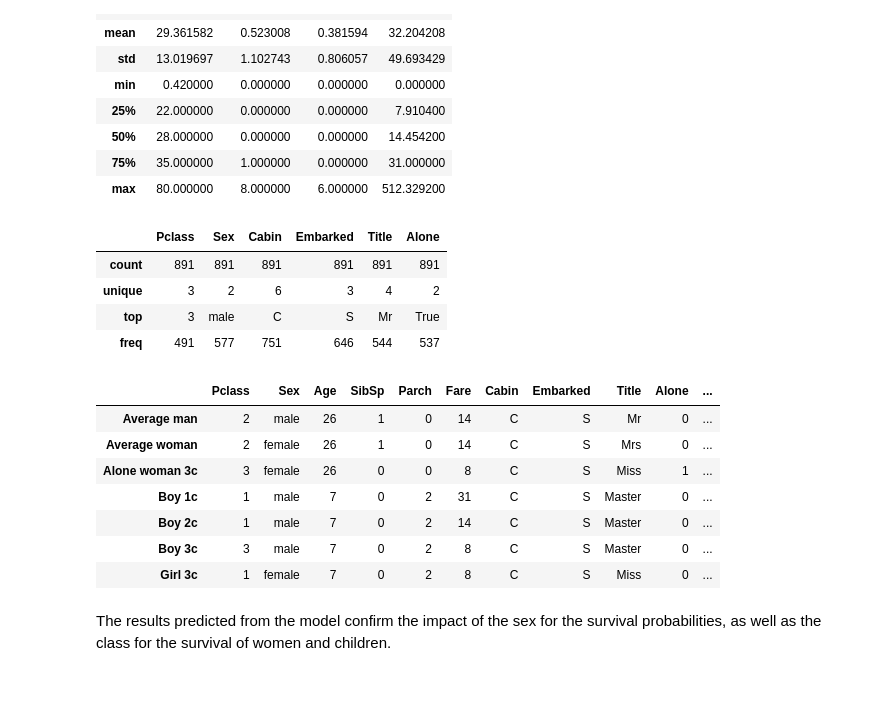
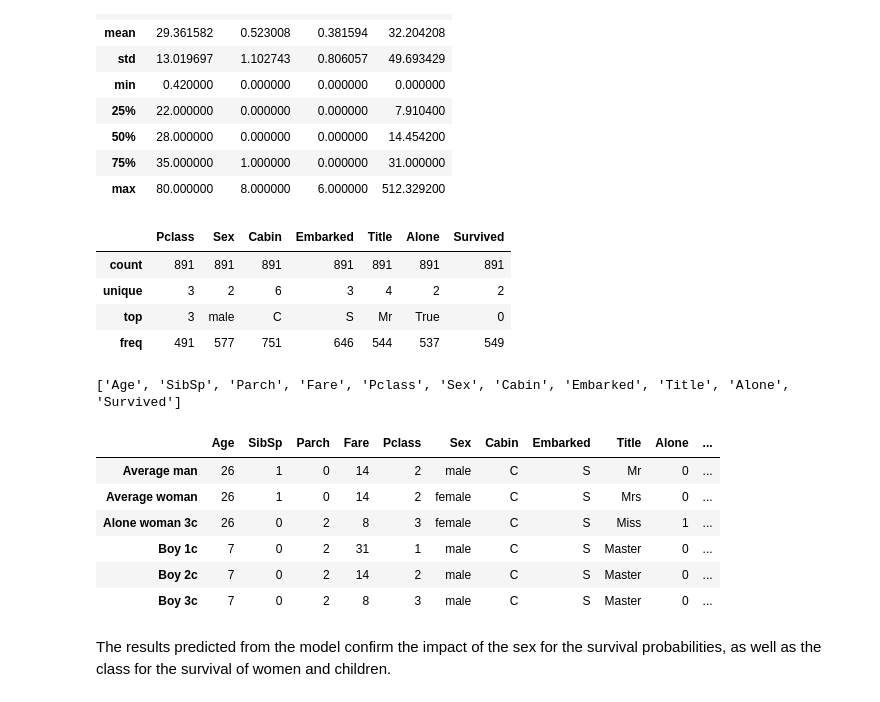
Before and after one commit to angelmtenor/data-science-keras, a Jupyter notebook: titanic.ipynb, the cells around one changed output. Cells and saved outputs as stored; diff of their text form; code cells hidden in the pictures.

Commit message:
refactor: Remove notebook numerical and categorical lists

```diff
--- a/titanic.ipynb
+++ b/titanic.ipynb
@@ -322,18 +305,19 @@ data, scale = normalize(data, numerical)
 ### Create dummy features
 # %%
 # features only; target should be encoded later
-def create_dummy(data, categorical_f, use_dummies=None):
+def create_dummy(data, target, use_dummies=None):
     """
     Replace categorical features by dummy features)    """
 
     dummies = []
 
-    for f in categorical_f:
-        dummy = pd.get_dummies(data[f], prefix=f, drop_first=False)
-        data = pd.concat([data, dummy], axis=1)
-        data.drop(f, axis=1, inplace=True)
+    for f in list(data.select_dtypes(include=['category'])):
+        if f not in target:
+            dummy = pd.get_dummies(data[f], prefix=f, drop_first=False)
+            data = pd.concat([data, dummy], axis=1)
+            data.drop(f, axis=1, inplace=True)
 
-        dummies.extend(dummy)
+            dummies.extend(dummy)
 
     if use_dummies:
         missing = set(use_dummies) - set(dummies)
@@ -347,7 +331,7 @@ def create_dummy(data, categorical_f, use_dummies=None):
     return data, dummies
 
 
-data, dummies = create_dummy(data, categorical_f)
+data, dummies = create_dummy(data, target)
 # ordered neural network features (with dummies)
 nn_features = [f for f in data if f not in target]
 
@@ -512,14 +496,20 @@ def predict_manual(new_df):
     input: custom dataframe
     """
 
-    # replace categorical features by dummy variables (using existing dummies)
-    new_data, _ = create_dummy(new_df, categorical_f, dummies)
+    new_data = new_df.copy()
+
+    # force data types to previous dataframe df
+    for col in list(new_data):
+        new_data[col] = new_data[col].astype(df.dtypes[col])
 
     # normalize numerical variables
-    new_data, _ = normalize(new_data, numerical, scale)
+    new_data, _ = normalize(new_data, scale)
+
+    # replace categorical features by dummy variables (using existing dummies)
+    new_data, _ = create_dummy(new_data, target, dummies)
 
     # sort columns to match with manual entries
-    new_data = new_data[nn_features]
+    new_data = new_data[nn_features] ## nn_features: sorted list used in the NN model
 
     # make predictions
     prediction = model.predict(new_data.values)[:, 1]
@@ -543,41 +533,44 @@ df[features].describe()
 | 75% | 35.000000 | 1.000000 | 0.000000 | 31.000000 |
 | max | 80.000000 | 8.000000 | 6.000000 | 512.329200 |
 # %%
-df[features].describe(include=['category'])
+df.describe(include=['category'])
 # %% [output]
-|  | Pclass | Sex | Cabin | Embarked | Title | Alone |
-| count | 891 | 891 | 891 | 891 | 891 | 891 |
-| unique | 3 | 2 | 6 | 3 | 4 | 2 |
-| top | 3 | male | C | S | Mr | True |
-| freq | 491 | 577 | 751 | 646 | 544 | 537 |
+|  | Pclass | Sex | Cabin | Embarked | Title | Alone | Survived |
+| count | 891 | 891 | 891 | 891 | 891 | 891 | 891 |
+| unique | 3 | 2 | 6 | 3 | 4 | 2 | 2 |
+| top | 3 | male | C | S | Mr | True | 0 |
+| freq | 491 | 577 | 751 | 646 | 544 | 537 | 549 |
+# %%
+print(list(df))
+# %% [output]
+['Age', 'SibSp', 'Parch', 'Fare', 'Pclass', 'Sex', 'Cabin', 'Embarked', 'Title', 'Alone', 'Survived']
 # %%
 new_passengers = {
-    'Average man': [2, 'male', 26, 1, 0, 14, 'C', 'S', 'Mr', 0],
-    'Average woman': [2, 'female', 26, 1, 0, 14, 'C', 'S', 'Mrs', 0],
-    'Alone woman 3c': [3, 'female', 26, 0, 0, 8, 'C', 'S', 'Miss', 1],
-    'Boy 1c ': [1, 'male', 7, 0, 2, 31, 'C', 'S', 'Master', 0],
-    'Boy 2c ': [1, 'male', 7, 0, 2, 14, 'C', 'S', 'Master', 0],
-    'Boy 3c ': [3, 'male', 7, 0, 2, 8, 'C', 'S', 'Master', 0],
-    'Girl 3c': [1, 'female', 7, 0, 2, 8, 'C', 'S', 'Miss', 0],
+    'Average man':    [26, 1, 0, 14, 2, 'male',   'C', 'S', 'Mr', 0],
+    'Average woman':  [26, 1, 0, 14, 2, 'female', 'C', 'S', 'Mrs', 0],
+    'Alone woman 3c': [26, 0, 2, 8, 3, 'female',  'C', 'S', 'Miss', 1],
+    'Boy 1c ':        [7, 0, 2, 31, 1, 'male',    'C', 'S', 'Master', 0],
+    'Boy 2c ':        [7, 0, 2, 14, 2, 'male',    'C', 'S', 'Master', 0],
+    'Boy 3c ':        [7, 0, 2, 8, 3, 'male',     'C', 'S', 'Master', 0],
 }
 
+# create a dataframe with the new data
 new_df = pd.DataFrame(
     data=list(new_passengers.values()),
     index=new_passengers.keys(),
-    columns=list(df[features]))
+    columns= [f for f in list(df) if f not in target])
 
 prediction = predict_manual(new_df)
 new_df['Survival prob. (%)'] = (prediction * 100).astype(int)
 new_df
 # %% [output]
-|  | Pclass | Sex | Age | SibSp | Parch | Fare | Cabin | Embarked | Title | Alone | ... |
-| Average man | 2 | male | 26 | 1 | 0 | 14 | C | S | Mr | 0 | ... |
-| Average woman | 2 | female | 26 | 1 | 0 | 14 | C | S | Mrs | 0 | ... |
-| Alone woman 3c | 3 | female | 26 | 0 | 0 | 8 | C | S | Miss | 1 | ... |
-| Boy 1c | 1 | male | 7 | 0 | 2 | 31 | C | S | Master | 0 | ... |
-| Boy 2c | 1 | male | 7 | 0 | 2 | 14 | C | S | Master | 0 | ... |
-| Boy 3c | 3 | male | 7 | 0 | 2 | 8 | C | S | Master | 0 | ... |
-| Girl 3c | 1 | female | 7 | 0 | 2 | 8 | C | S | Miss | 0 | ... |
+|  | Age | SibSp | Parch | Fare | Pclass | Sex | Cabin | Embarked | Title | Alone | ... |
+| Average man | 26 | 1 | 0 | 14 | 2 | male | C | S | Mr | 0 | ... |
+| Average woman | 26 | 1 | 0 | 14 | 2 | female | C | S | Mrs | 0 | ... |
+| Alone woman 3c | 26 | 0 | 2 | 8 | 3 | female | C | S | Miss | 1 | ... |
+| Boy 1c | 7 | 0 | 2 | 31 | 1 | male | C | S | Master | 0 | ... |
+| Boy 2c | 7 | 0 | 2 | 14 | 2 | male | C | S | Master | 0 | ... |
+| Boy 3c | 7 | 0 | 2 | 8 | 3 | male | C | S | Master | 0 | ... |
 # %% [markdown]
 The results predicted from the model confirm the impact of the sex for the survival probabilities, as well as the class for the survival of women and children.
 # %% [markdown]
```
Also changed, not shown: parts of 32 cells of this notebook, 2 other files.
